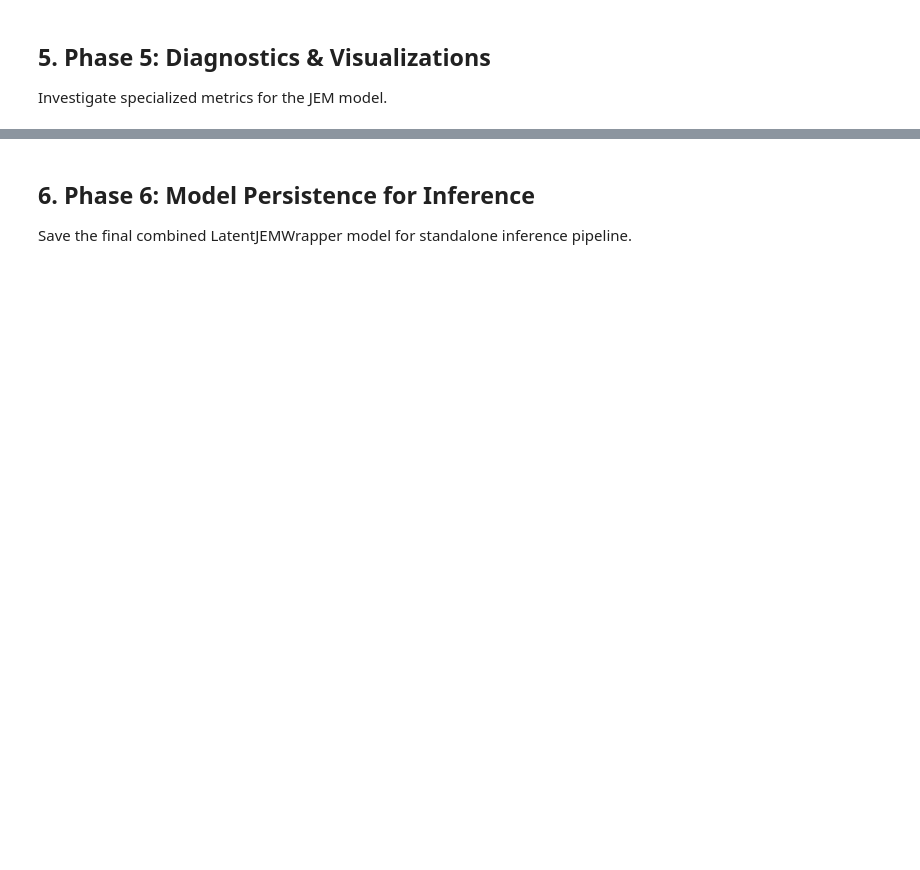
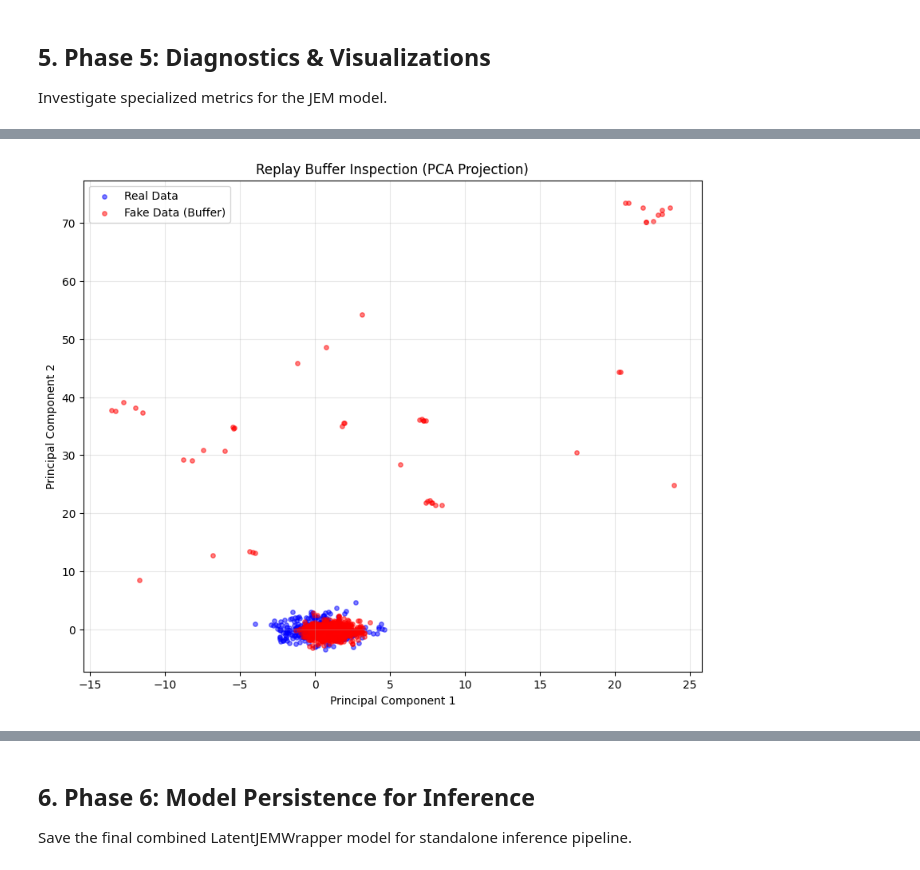
Before and after one commit to radema/jem-credit-risk, a Jupyter notebook: notebooks/JEM_Execution_Pipeline.ipynb, the cells around one changed output, grey strips where cells are left out. Saved outputs shown, nothing was run; the diff lists cells and outputs as text; code cells hidden in the pictures; blank space fills up the shorter version.

```diff
--- a/notebooks/JEM_Execution_Pipeline.ipynb
+++ b/notebooks/JEM_Execution_Pipeline.ipynb
@@ -281,13 +367,15 @@ display(Image(filename="docs/assets/loss_stability.png"))
 # %%
 # 4. Replay Buffer Inspection (PCA Projection)
 # Ensures the generated SGLD samples are aligned with the data manifold.
 last_batch_x, _, _ = next(iter(val_loader))
 JEMDiagnostics.inspect_replay_buffer(
     buffer,
     last_batch_x,
-    save_path="docs/assets/buffer_inspection.png"
+    save_path=f"{KAGGLE_WORKING}/docs/assets/buffer_inspection.png"
 )
-display(Image(filename="docs/assets/buffer_inspection.png"))
+display(Image(filename=f"{KAGGLE_WORKING}/docs/assets/buffer_inspection.png"))
+# %% [output]
+[figure, added]
 # %%
 # 5. Reliability Diagram (Calibration)
 # Checks if the JEM's predicted probabilities are well-calibrated.
```
Also changed, not shown: parts of 13 cells of this notebook.
